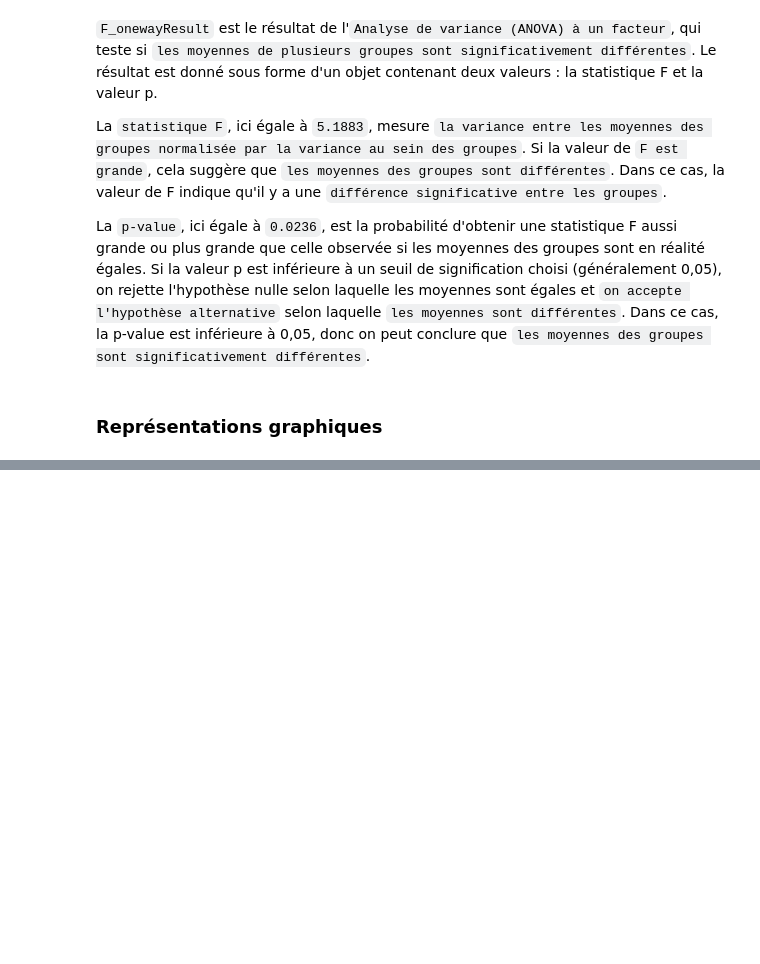
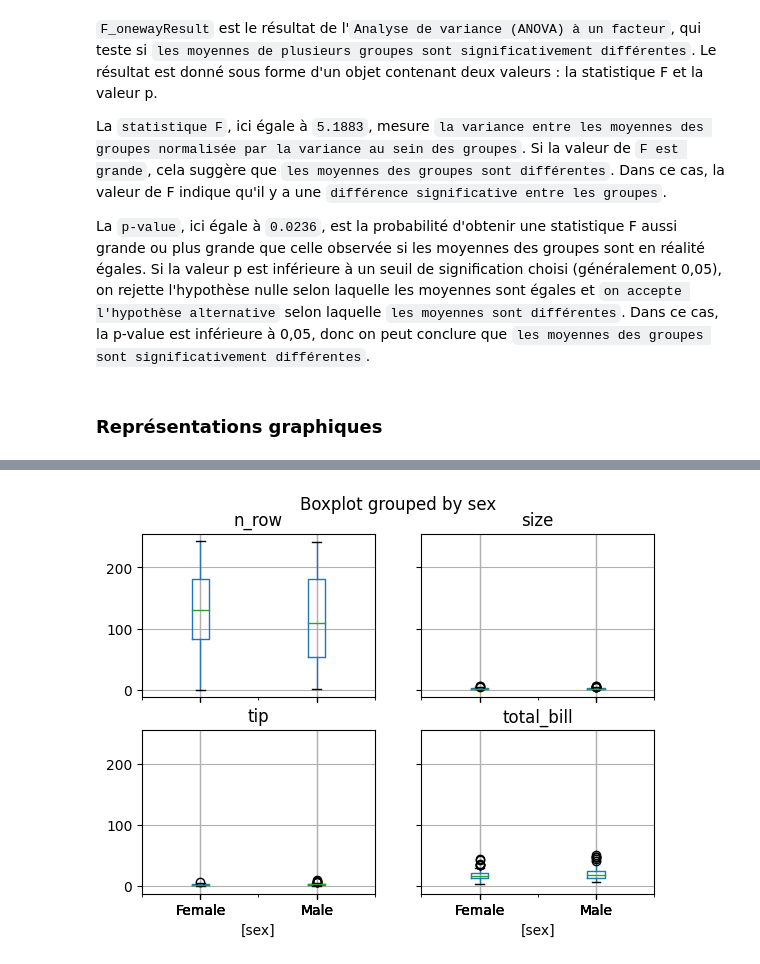
Before and after one commit to DavidTGAUTIER/mini-projects, a Jupyter notebook: Pandas-Stats/stats.ipynb, the cells around one changed output, grey strips where cells are left out. Cells and saved outputs as stored; diff of their text form; code cells hidden in the pictures; blank space fills up the shorter version.

```diff
--- a/Pandas-Stats/stats.ipynb
+++ b/Pandas-Stats/stats.ipynb
@@ -1117,0 +1126,4 @@ La `p-value`, ici égale à `0.0236`, est la probabilité d'obtenir une statisti
+# %%
+tips.boxplot(by="sex");
+# %% [output]
+[figure, added]
```
Also changed, not shown: parts of 11 cells of this notebook.
